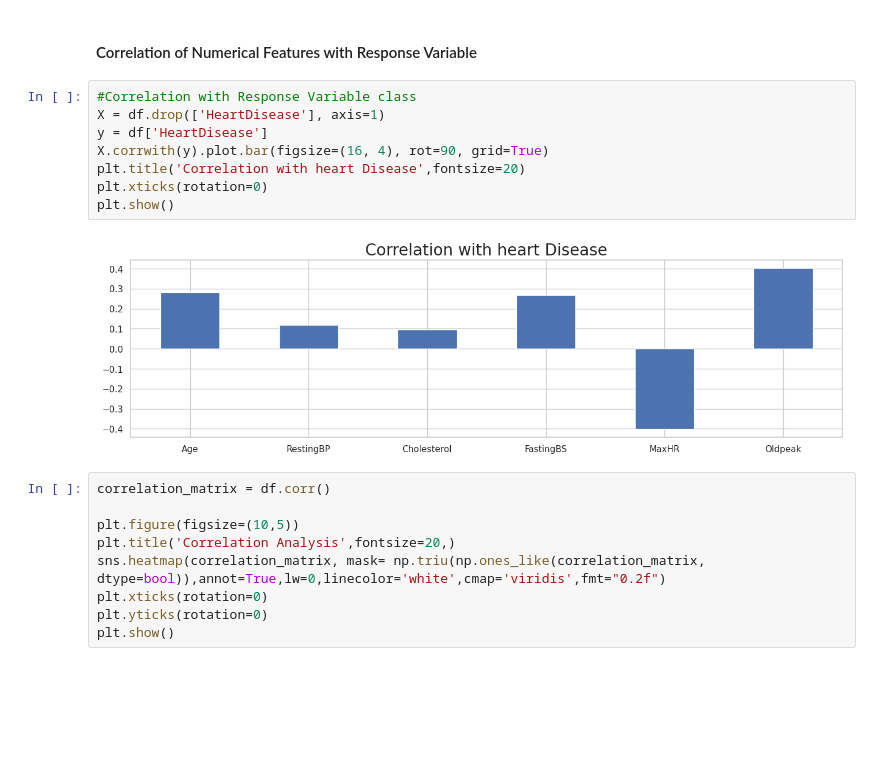
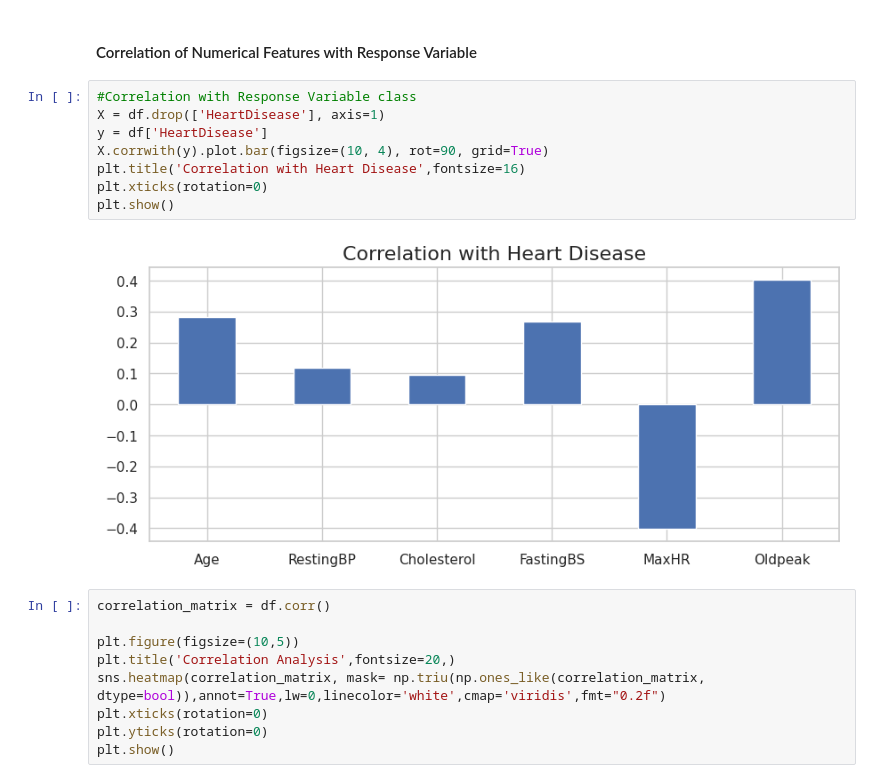
Before and after one commit to jrakhshanda55/Ausaf_ML, a Jupyter notebook: project1.ipynb, the cells around one changed output. Drawn from its saved outputs; the diff is of its cells as text; blank space fills up the shorter version.

```diff
--- a/project1.ipynb
+++ b/project1.ipynb
@@ -318,13 +318,13 @@ pd.DataFrame(abs(df.corr()['HeartDisease']))
 # %%
 #Correlation with Response Variable class
 X = df.drop(['HeartDisease'], axis=1)
 y = df['HeartDisease']
-X.corrwith(y).plot.bar(figsize=(16, 4), rot=90, grid=True)
-plt.title('Correlation with heart Disease',fontsize=20)
+X.corrwith(y).plot.bar(figsize=(10, 4), rot=90, grid=True)
+plt.title('Correlation with Heart Disease',fontsize=16)
 plt.xticks(rotation=0)
 plt.show()
 # %% [output]
-[figure, old version]
+[figure, new version]
 # %%
 correlation_matrix = df.corr()
 
```
Also changed, not shown: parts of 4 cells of this notebook.
